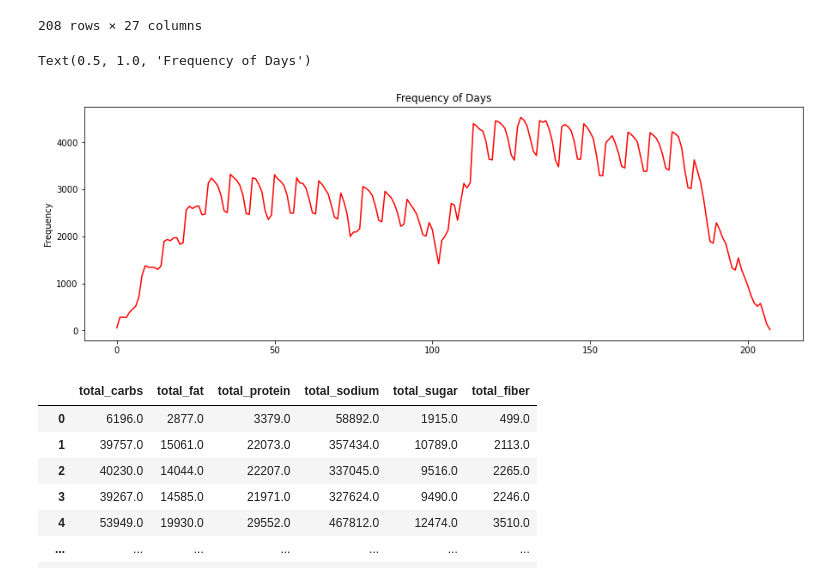
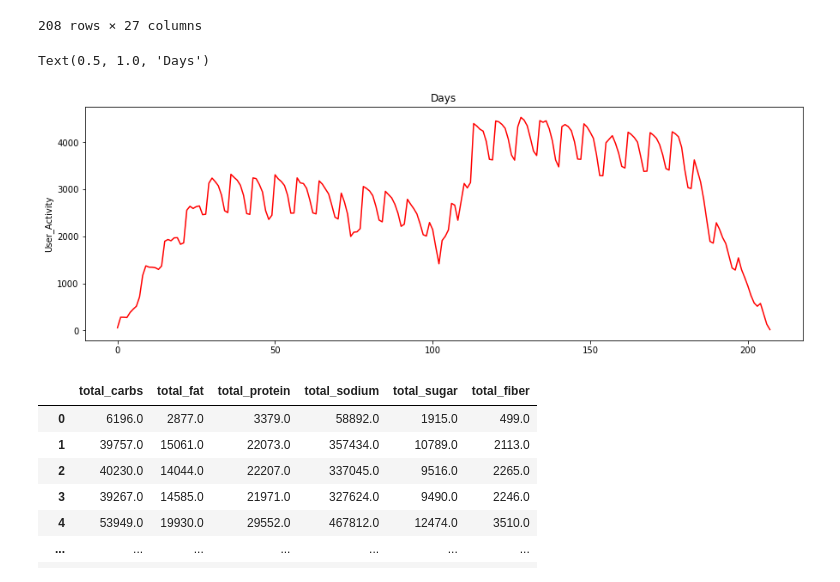
Before and after one commit to dbera17/ML, a Jupyter notebook: final_proj_clust123.ipynb, the cells around one changed output. Drawn from its saved outputs; the diff is of its cells as text; code cells hidden in the pictures.

```diff
--- a/final_proj_clust123.ipynb
+++ b/final_proj_clust123.ipynb
@@ -43,11 +43,11 @@ data
 # %%
 plt.figure(figsize=(15,5))
 plt.plot(data['User_Activity'], color='red')
-plt.ylabel('Frequency')
-plt.title('Frequency of Days')
+plt.ylabel('User_Activity')
+plt.title('Days')
 # %% [output]
-Text(0.5, 1.0, 'Frequency of Days')
+Text(0.5, 1.0, 'Days')
-[figure, old version]
+[figure, new version]
 # %%
 def getDayNum(Day):
     if(Day == "Monday"): return 1
```
Also changed, not shown: parts of 24 cells of this notebook.
